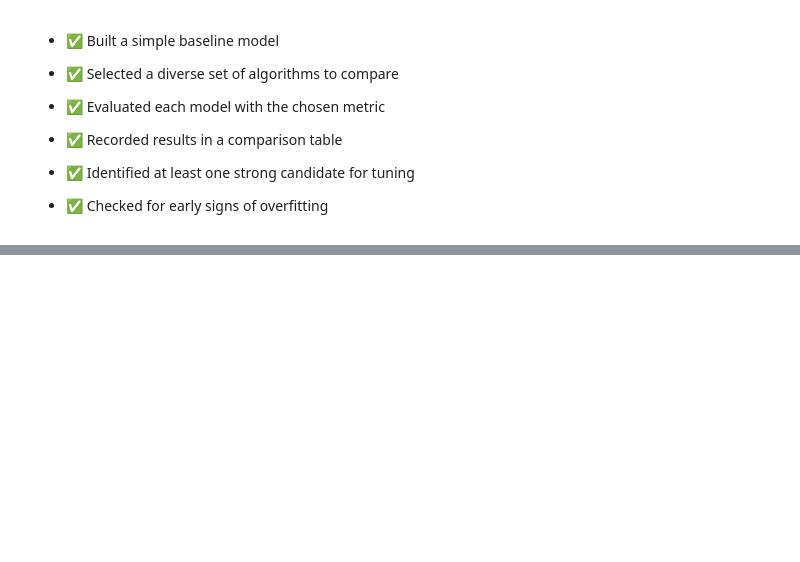
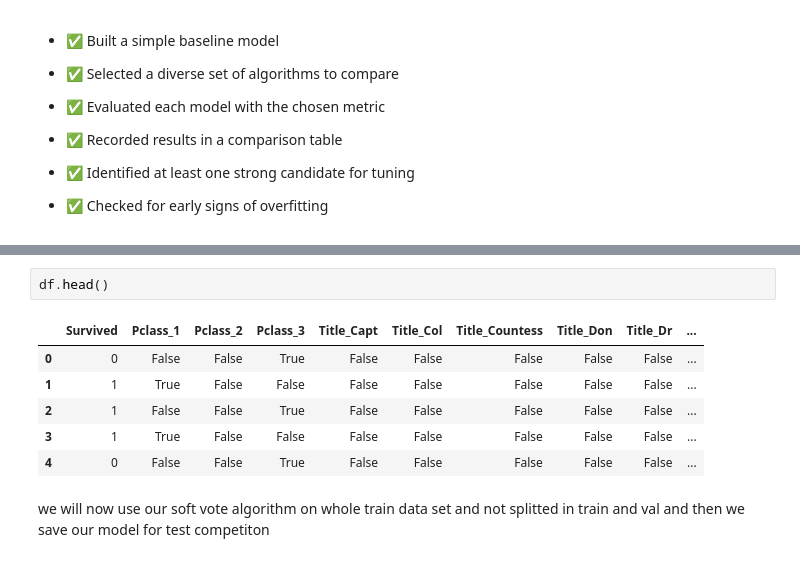
Before and after one commit to parhamvz73/Machine-Learning, a Jupyter notebook: Titanic_classification.ipynb, the cells around one changed output, grey strips where cells are left out. Saved outputs shown, nothing was run; the diff lists cells and outputs as text; blank space fills up the shorter version.

```diff
--- a/Titanic_classification.ipynb
+++ b/Titanic_classification.ipynb
@@ -3304,0 +3991,11 @@ I don’t tune too much yet — the goal is broad comparison, not perfection.
+# %%
+df.head()
+# %% [output]
+|  | Survived | Pclass_1 | Pclass_2 | Pclass_3 | Title_Capt | Title_Col | Title_Countess | Title_Don | Title_Dr | ... |
+| 0 | 0 | False | False | True | False | False | False | False | False | ... |
+| 1 | 1 | True | False | False | False | False | False | False | False | ... |
+| 2 | 1 | False | False | True | False | False | False | False | False | ... |
+| 3 | 1 | True | False | False | False | False | False | False | False | ... |
+| 4 | 0 | False | False | True | False | False | False | False | False | ... |
+# %% [markdown]
+we will now use our soft vote algorithm on whole train data set and not splitted in train and val and then we save our model for test competiton
```
Also changed, not shown: parts of 46 cells of this notebook.
